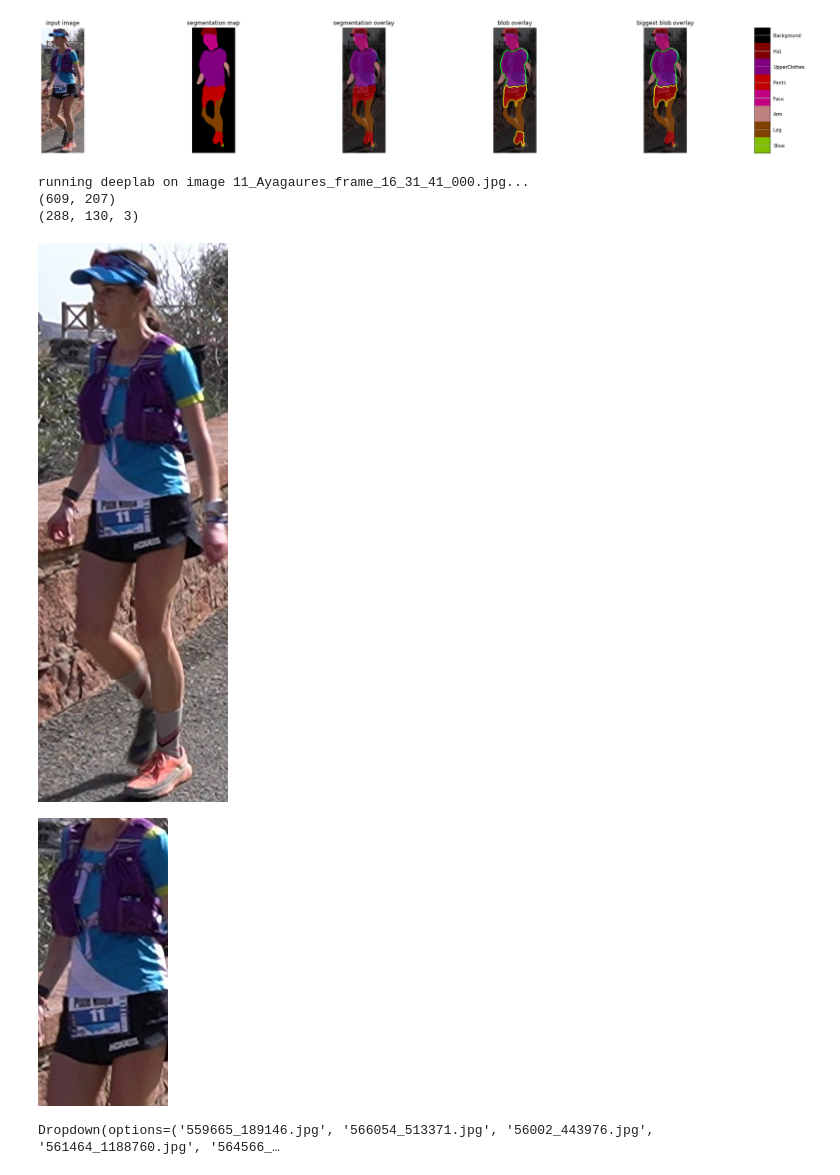
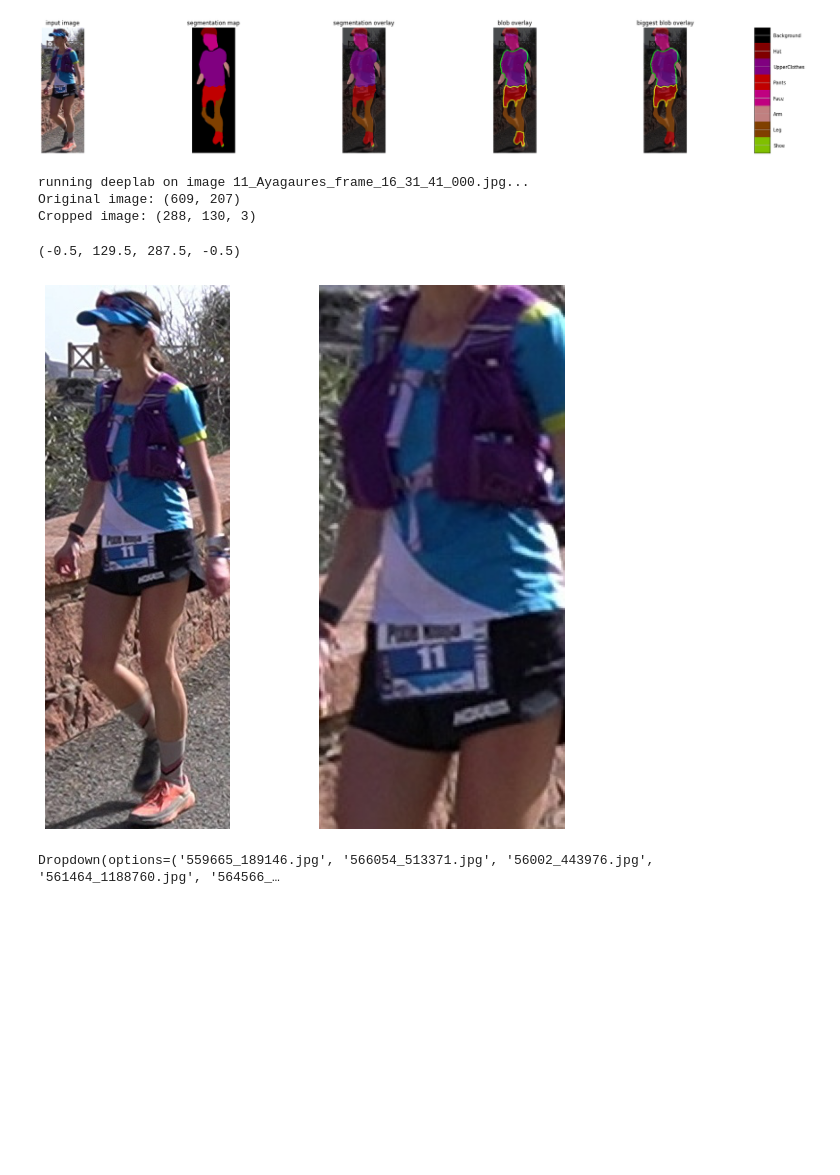
Before and after one commit to darkhorrow/semantic-segmentation-tgc, a Jupyter notebook: deeplabv3/UseDeeplabCustomModel.ipynb, the cells around one changed output. Saved outputs shown, nothing was run; the diff lists cells and outputs as text; code cells hidden in the pictures; blank space fills up the shorter version.

```diff
--- a/deeplabv3/UseDeeplabCustomModel.ipynb
+++ b/deeplabv3/UseDeeplabCustomModel.ipynb
@@ -274,28 +274,36 @@ running deeplab on image 11_Ayagaures_frame_16_31_41_000.jpg...
 # %%
 def run_crop_siani(file):
   """Inferences DeepLab model and visualizes result."""
   path = '/content/drive/MyDrive/TFM/TGC_places/TGC_places/Ayagaures/'
   try:
     original_im = Image.open(os.path.join(path, file))
   except IOError:
     print('Cannot retrieve image. Please check file: ' + os.path.join(path, file))
     return
 
   print('running deeplab on image %s...' % file)
   resized_im, seg_map = MODEL.run(original_im)
 
   return resized_im, crop_roi(os.path.join(path, file), seg_map)
 
 img, crop = run_crop_siani(image_picker_siani.value)
-print(f'({img.size[1]}, {img.size[0]})')
-print(crop.shape)
-display(img, Image.fromarray(crop))
+
+print(f'Original image: ({img.size[1]}, {img.size[0]})')
+print(f'Cropped image: {crop.shape}')
+
+fig = plt.figure(figsize=(10, 10))
+fig.add_subplot(1,2,1)
+plt.imshow(img)
+plt.axis('off')
+fig.add_subplot(1,2,2)
+plt.imshow(Image.fromarray(crop))
+plt.axis('off')
 # %% [output]
 running deeplab on image 11_Ayagaures_frame_16_31_41_000.jpg...
-(609, 207)
-(288, 130, 3)
+Original image: (609, 207)
+Cropped image: (288, 130, 3)
+(-0.5, 129.5, 287.5, -0.5)
-[figure, old version]
+[figure, new version]
-[figure, removed]
 # %%
 image_list = os.listdir('/content/drive/MyDrive/TFM/lip_trainval_images/TrainVal_images/val_images/')
 image_picker = widgets.Dropdown(options=image_list, value=image_list[0], disabled=False)
```
Also changed, not shown: parts of 1 cell of this notebook.
